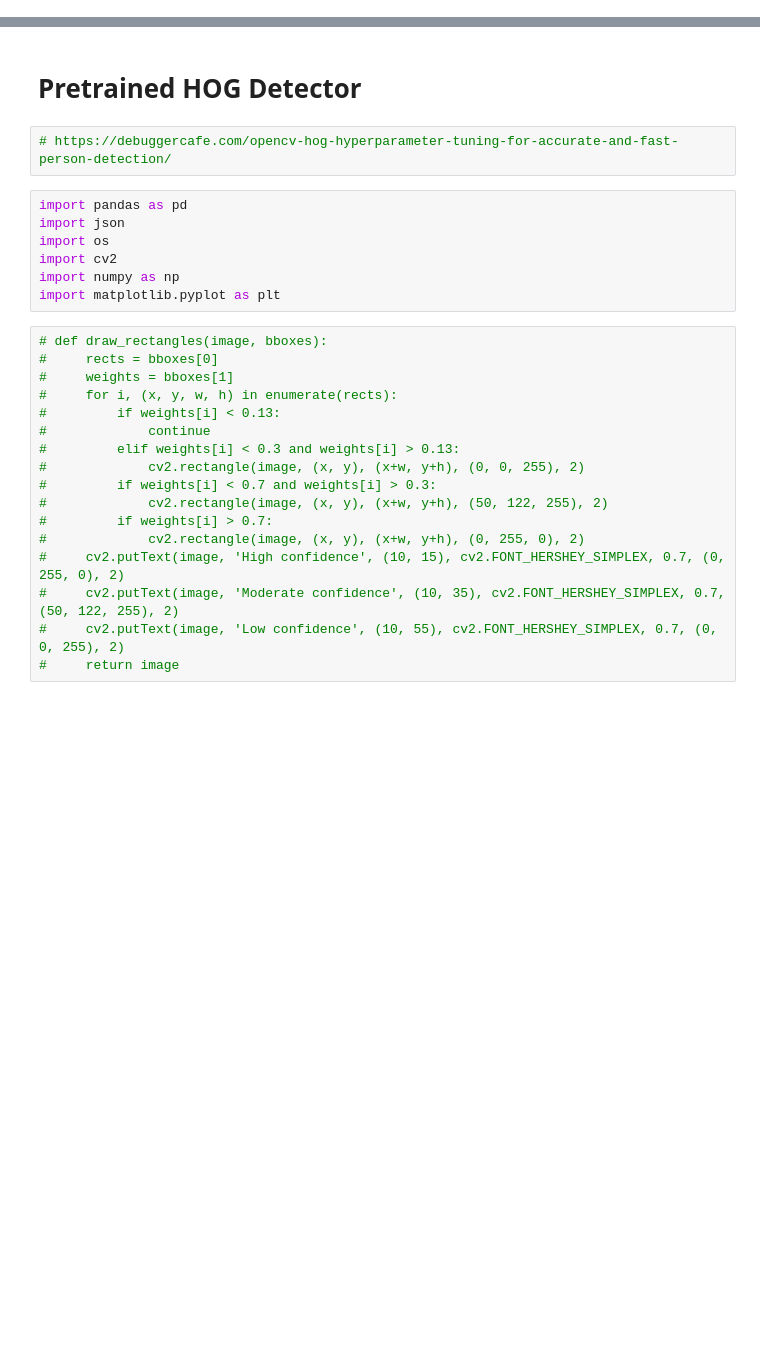
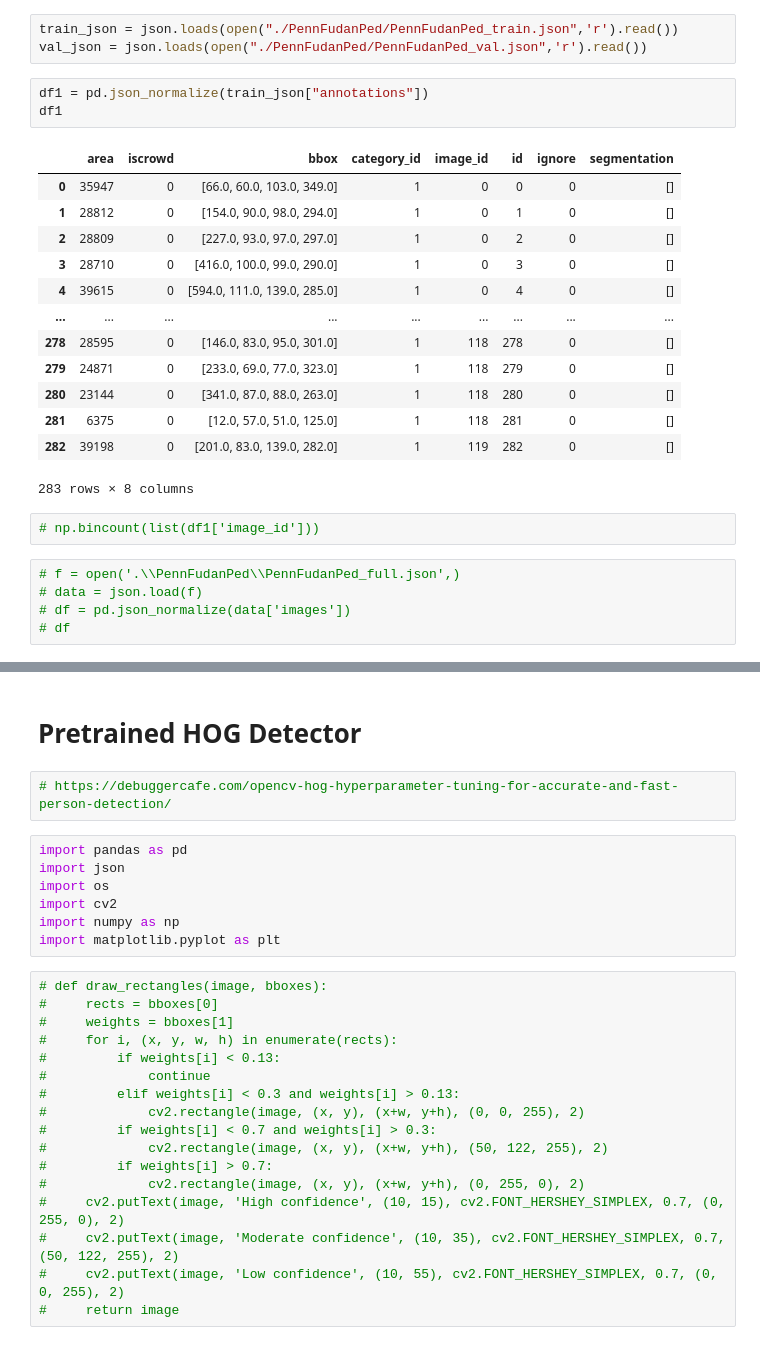
Before and after one commit to aditi184/PedestrianDetection, a Jupyter notebook: notebook.ipynb, the cells around one changed output, grey strips where cells are left out. Cells and saved outputs as stored; diff of their text form; blank space fills up the shorter version.

```diff
--- a/notebook.ipynb
+++ b/notebook.ipynb
@@ -0,0 +8,27 @@
+# %%
+train_json = json.loads(open("./PennFudanPed/PennFudanPed_train.json",'r').read())
+val_json = json.loads(open("./PennFudanPed/PennFudanPed_val.json",'r').read())
+# %%
+df1 = pd.json_normalize(train_json["annotations"])
+df1
+# %% [output]
+|  | area | iscrowd | bbox | category_id | image_id | id | ignore | segmentation |
+| 0 | 35947 | 0 | [66.0, 60.0, 103.0, 349.0] | 1 | 0 | 0 | 0 | [] |
+| 1 | 28812 | 0 | [154.0, 90.0, 98.0, 294.0] | 1 | 0 | 1 | 0 | [] |
+| 2 | 28809 | 0 | [227.0, 93.0, 97.0, 297.0] | 1 | 0 | 2 | 0 | [] |
+| 3 | 28710 | 0 | [416.0, 100.0, 99.0, 290.0] | 1 | 0 | 3 | 0 | [] |
+| 4 | 39615 | 0 | [594.0, 111.0, 139.0, 285.0] | 1 | 0 | 4 | 0 | [] |
+| ... | ... | ... | ... | ... | ... | ... | ... | ... |
+| 278 | 28595 | 0 | [146.0, 83.0, 95.0, 301.0] | 1 | 118 | 278 | 0 | [] |
+| 279 | 24871 | 0 | [233.0, 69.0, 77.0, 323.0] | 1 | 118 | 279 | 0 | [] |
+| 280 | 23144 | 0 | [341.0, 87.0, 88.0, 263.0] | 1 | 118 | 280 | 0 | [] |
+| 281 | 6375 | 0 | [12.0, 57.0, 51.0, 125.0] | 1 | 118 | 281 | 0 | [] |
+| 282 | 39198 | 0 | [201.0, 83.0, 139.0, 282.0] | 1 | 119 | 282 | 0 | [] |
+283 rows × 8 columns
+# %%
+# np.bincount(list(df1['image_id']))
+# %%
+# f = open('.\\PennFudanPed\\PennFudanPed_full.json',)
+# data = json.load(f)
+# df = pd.json_normalize(data['images'])
+# df
```
Also changed, not shown: parts of 25 cells of this notebook, 3 other files.
